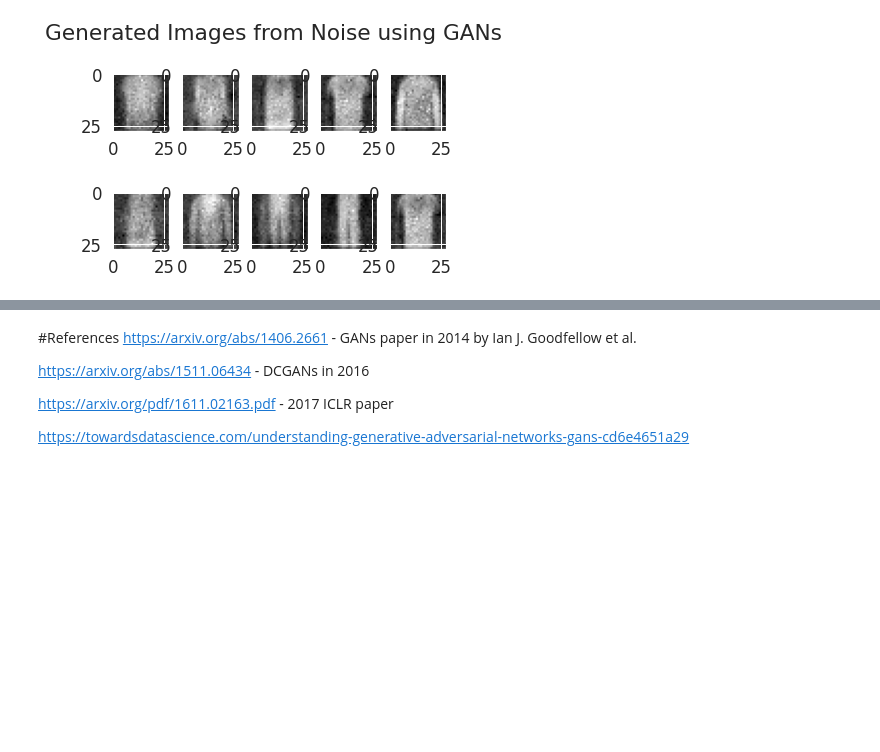
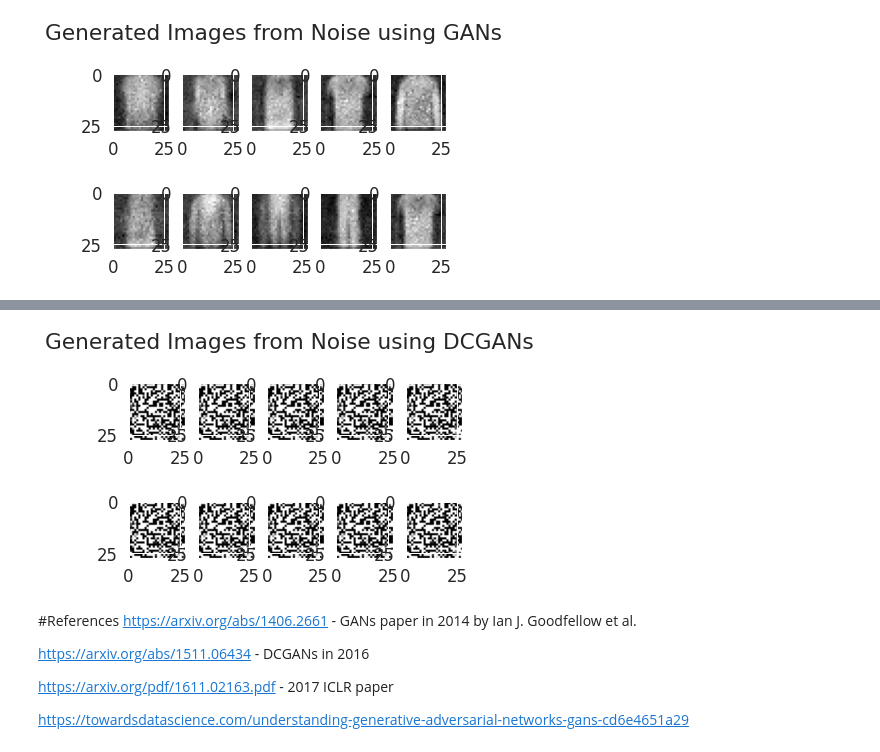
Before and after one commit to JosephGesnouin/Unsup_gener_nets, a Jupyter notebook: TP_modeles_génératifs.ipynb, the cells around one changed output, grey strips where cells are left out. Cells and saved outputs as stored; diff of their text form; code cells hidden in the pictures; blank space fills up the shorter version.

```diff
--- a/TP_modeles_génératifs.ipynb
+++ b/TP_modeles_génératifs.ipynb
@@ -1154,3 +1187,13 @@ Currently on Epoch 17
+# %%
+fig,axe=plt.subplots(2,5)
+fig.suptitle('Generated Images from Noise using DCGANs')
+idx=0
+for i in range(2):
+     for j in range(5):
+         axe[i,j].imshow(gen_image[idx].reshape(28,28),cmap='gray')
+         idx+=3
+# %% [output]
+[figure, added]
 # %% [markdown]
 #References
 https://arxiv.org/abs/1406.2661 - GANs paper in 2014 by Ian J. Goodfellow et al.
```
Also changed, not shown: parts of 6 cells of this notebook.
